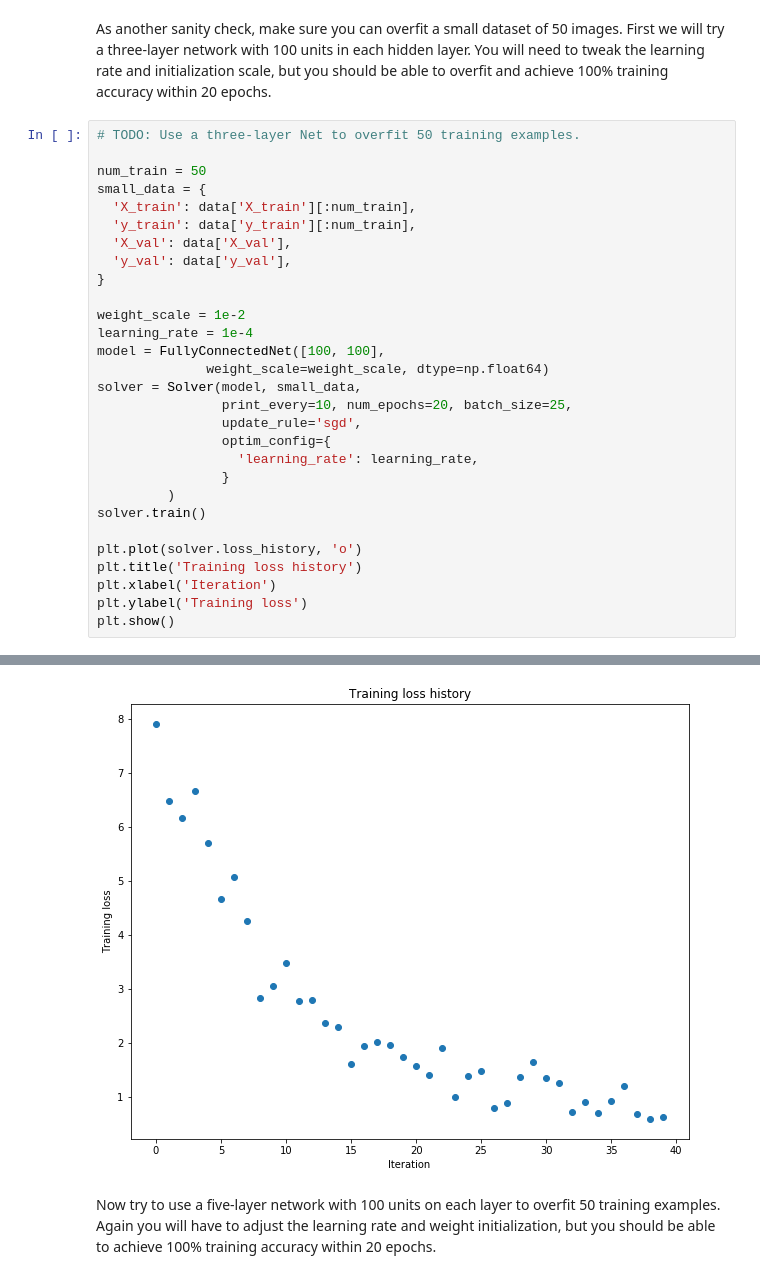
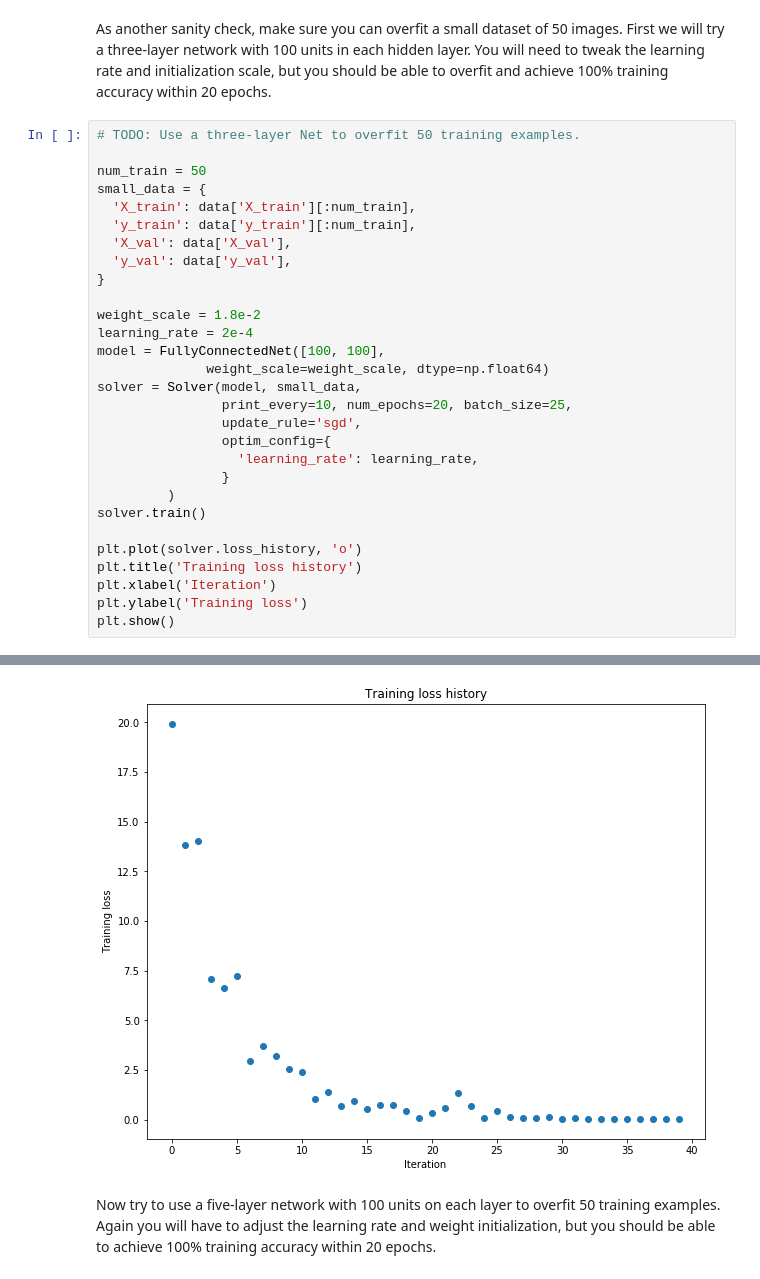
Before and after one commit to LuizFernandoCabral/cs231n, a Jupyter notebook: assignment2/FullyConnectedNets.ipynb, the cells around one changed output, grey strips where cells are left out. Saved outputs shown, nothing was run; the diff lists cells and outputs as text.

```diff
--- a/assignment2/FullyConnectedNets.ipynb
+++ b/assignment2/FullyConnectedNets.ipynb
@@ -441,8 +441,8 @@ small_data = {
   'y_val': data['y_val'],
 }
 
-weight_scale = 1e-2
-learning_rate = 1e-4
+weight_scale = 1.8e-2
+learning_rate = 2e-4
 model = FullyConnectedNet([100, 100],
               weight_scale=weight_scale, dtype=np.float64)
 solver = Solver(model, small_data,
@@ -480,4 +480,4 @@ plt.show()
-[figure, old version]
+[figure, new version]
 # %% [markdown]
 Now try to use a five-layer network with 100 units on each layer to overfit 50 training examples. Again you will have to adjust the learning rate and weight initialization, but you should be able to achieve 100% training accuracy within 20 epochs.
 # %%
```
Also changed, not shown: parts of 9 cells of this notebook, 5 other files.
